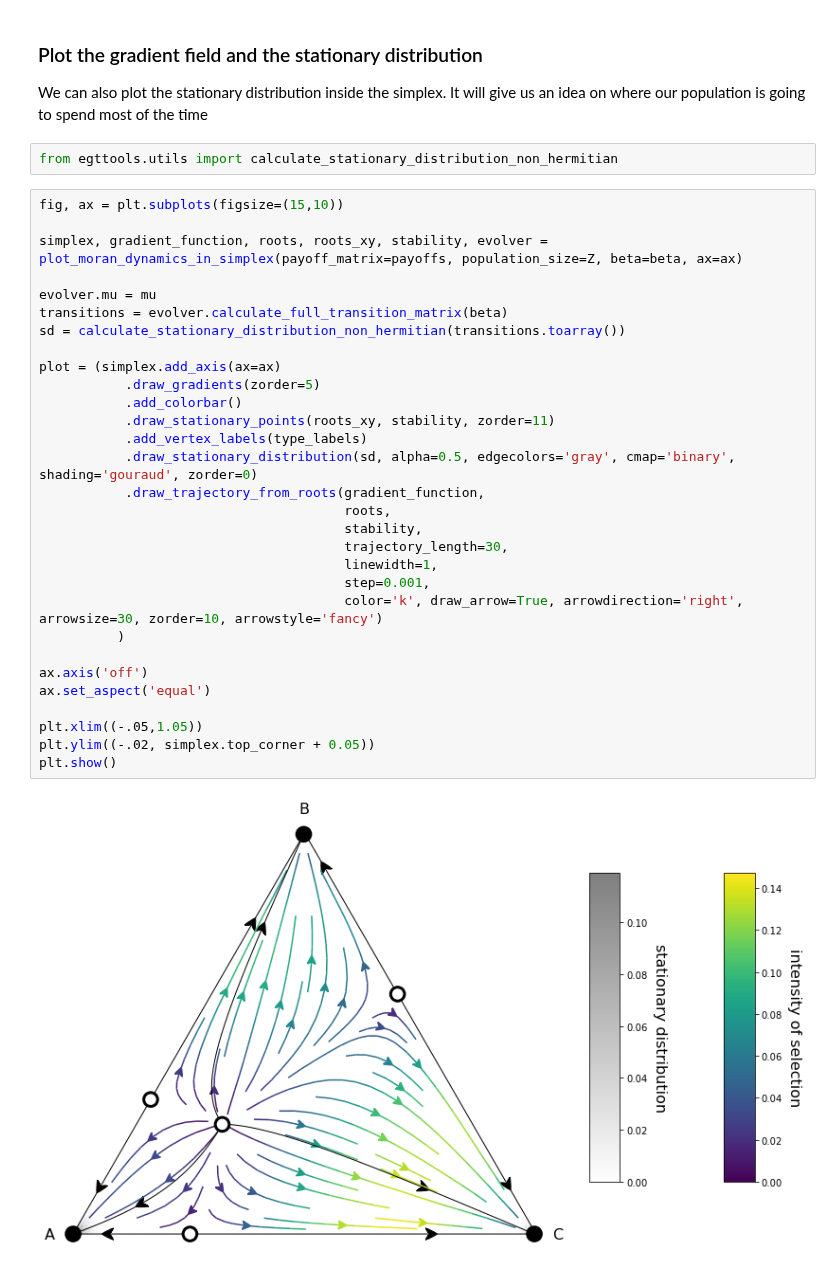
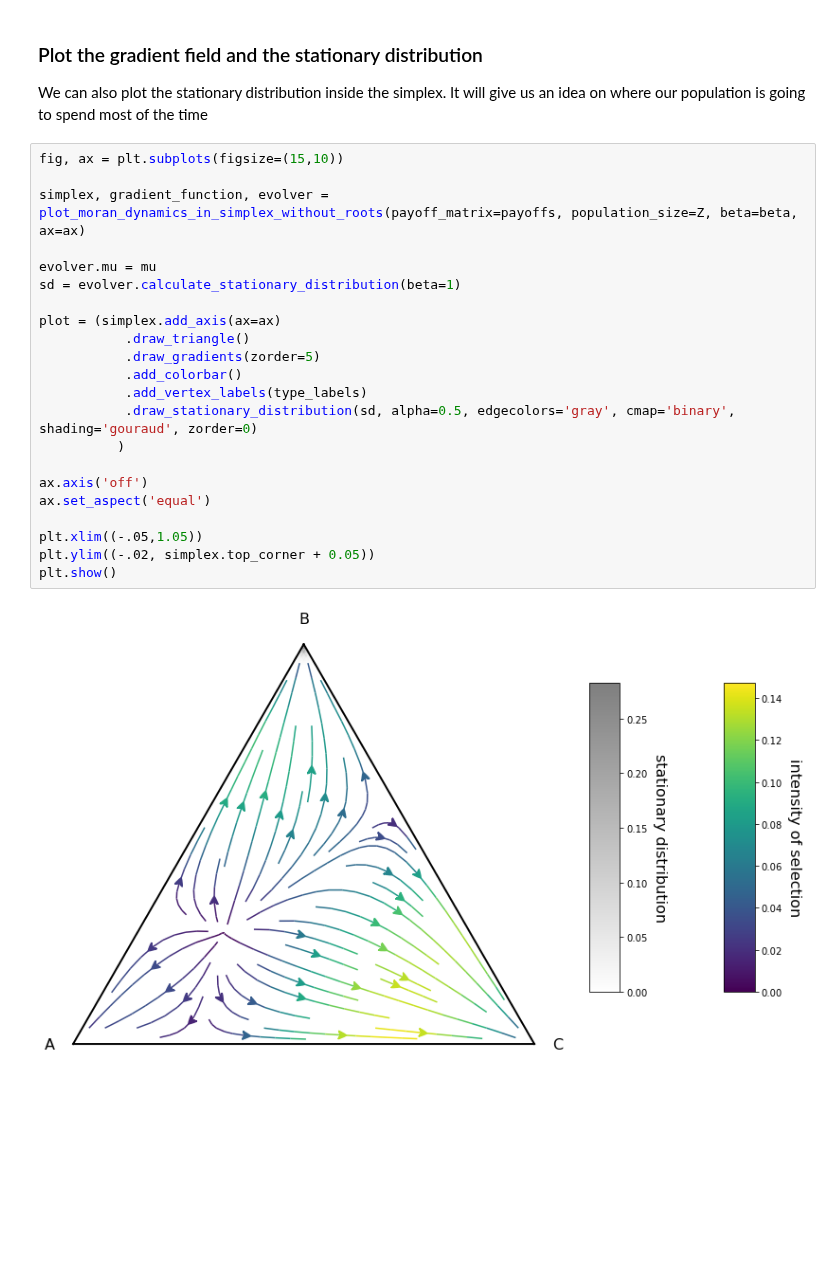
Before and after one commit to Socrats/EGTTools, a Jupyter notebook: docs/examples/plot_simplex_simplified.ipynb, the cells around one changed output. Cells and saved outputs as stored; diff of their text form; blank space fills up the shorter version.

```diff
--- a/docs/examples/plot_simplex_simplified.ipynb
+++ b/docs/examples/plot_simplex_simplified.ipynb
@@ -96,37 +96,27 @@ mu = 1/Z
 ### Plot the gradient field and the stationary distribution
 
 We can also plot the stationary distribution inside the simplex. It will give us an idea on where our population is going to spend most of the time
-# %%
-from egttools.utils import calculate_stationary_distribution_non_hermitian
 # %%
 fig, ax = plt.subplots(figsize=(15,10))
 
-simplex, gradient_function, roots, roots_xy, stability, evolver = plot_moran_dynamics_in_simplex(payoff_matrix=payoffs, population_size=Z, beta=beta, ax=ax)
+simplex, gradient_function, evolver = plot_moran_dynamics_in_simplex_without_roots(payoff_matrix=payoffs, population_size=Z, beta=beta, ax=ax)
 
 evolver.mu = mu
-transitions = evolver.calculate_full_transition_matrix(beta)
-sd = calculate_stationary_distribution_non_hermitian(transitions.toarray())
+sd = evolver.calculate_stationary_distribution(beta=1)
 
 plot = (simplex.add_axis(ax=ax)
+           .draw_triangle()
            .draw_gradients(zorder=5)
            .add_colorbar()
-           .draw_stationary_points(roots_xy, stability, zorder=11)
            .add_vertex_labels(type_labels)
            .draw_stationary_distribution(sd, alpha=0.5, edgecolors='gray', cmap='binary', shading='gouraud', zorder=0)
-           .draw_trajectory_from_roots(gradient_function,
-                                       roots,
-                                       stability,
-                                       trajectory_length=30,
-                                       linewidth=1,
-                                       step=0.001,
-                                       color='k', draw_arrow=True, arrowdirection='right', arrowsize=30, zorder=10, arrowstyle='fancy')
           )
 
 ax.axis('off')
 ax.set_aspect('equal')
 
 plt.xlim((-.05,1.05))
 plt.ylim((-.02, simplex.top_corner + 0.05))
 plt.show()
 # %% [output]
-[figure, old version]
+[figure, new version]
```
Also changed, not shown: parts of 6 cells of this notebook, 6 other files.
